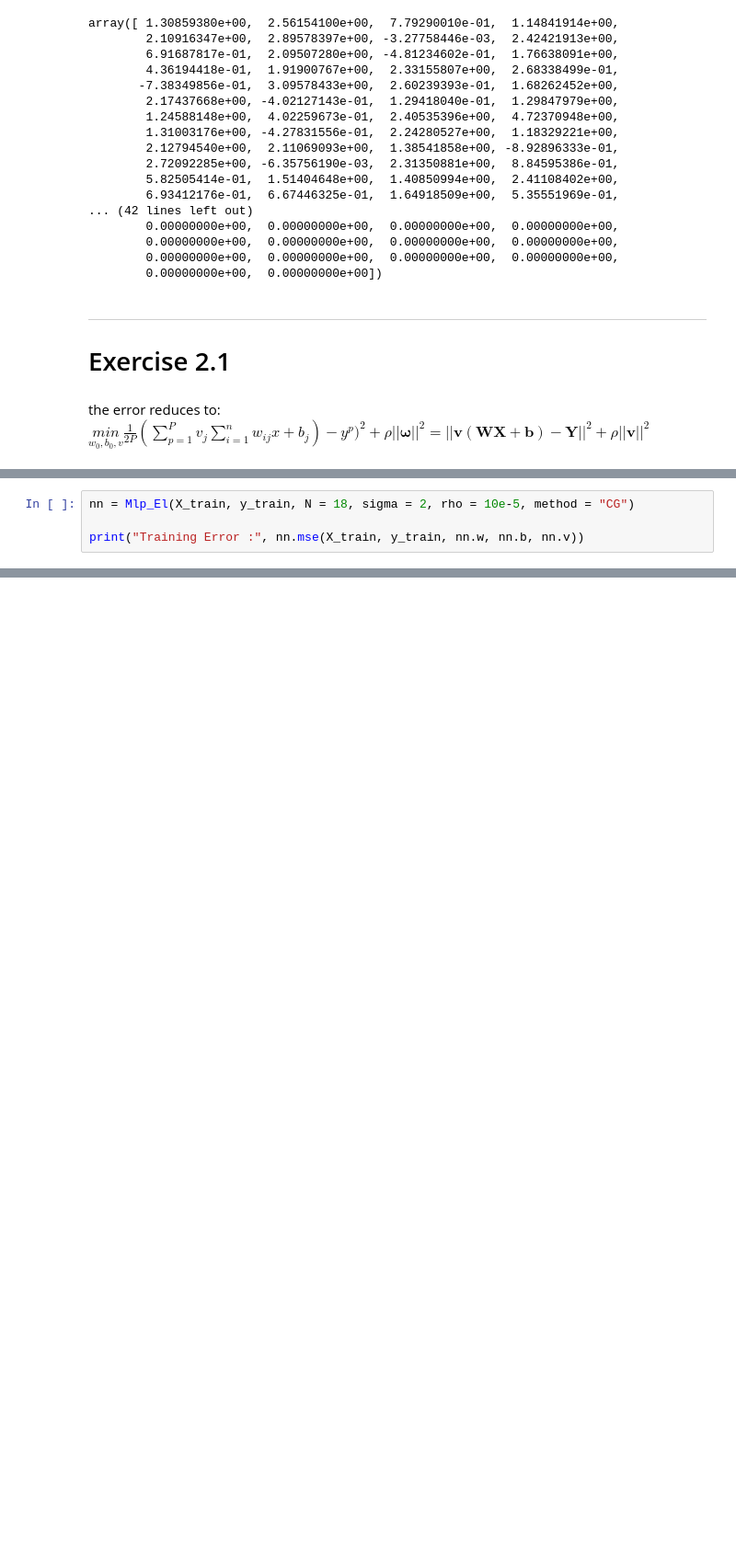
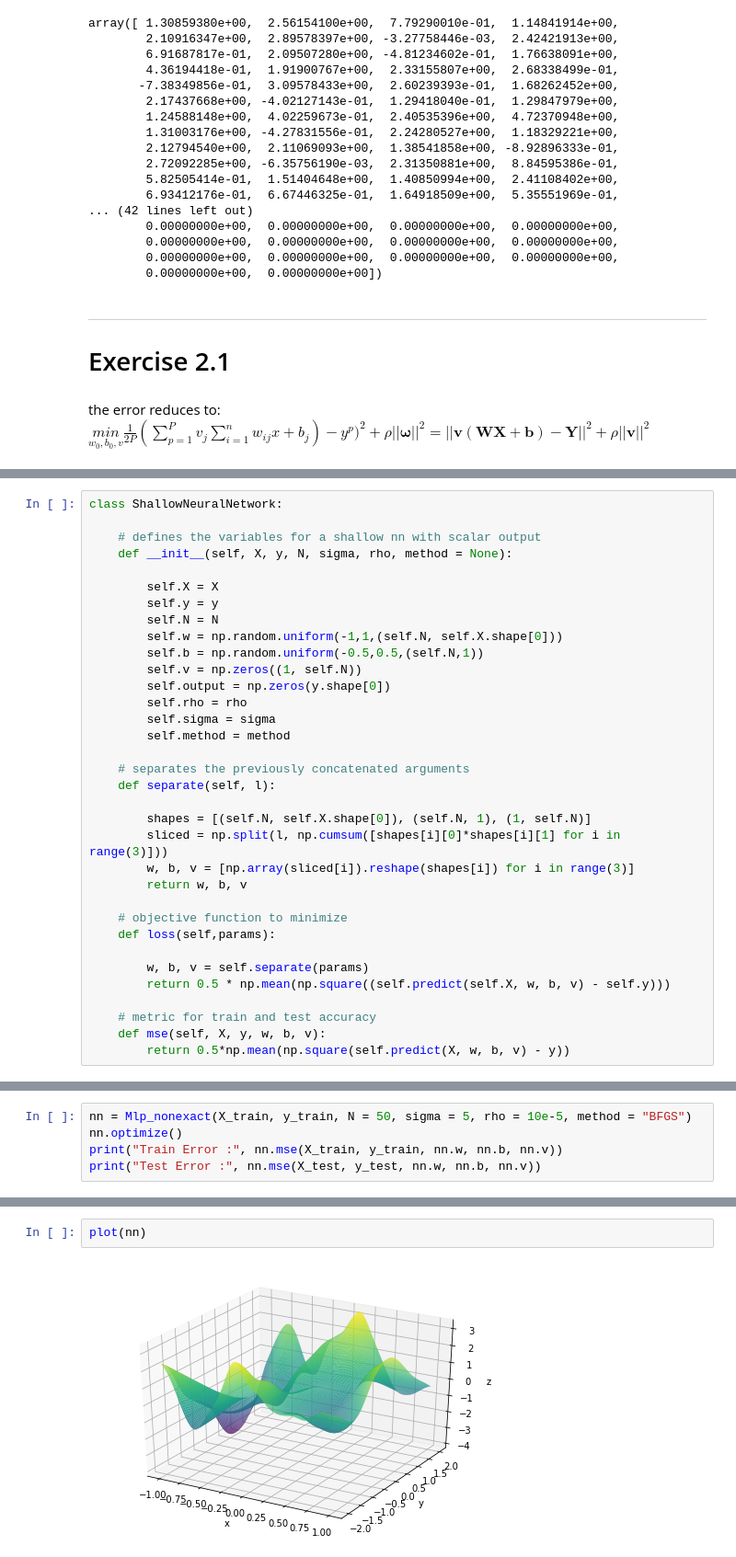
Before and after one commit to giorgiozannini/omml-homework-2, a Jupyter notebook: mlp.ipynb, the cells around one changed output, grey strips where cells are left out. Shown at 92% size. Drawn from its saved outputs; the diff is of its cells as text; blank space fills up the shorter version.

```diff
--- a/mlp.ipynb
+++ b/mlp.ipynb
@@ -287,3 +318,37 @@ the error reduces to: $\underset{w_0, b_0, v}{min} \frac{1}{2P} (\sum_{p=1}^P v_
+# %%
+class ShallowNeuralNetwork:
+
+    # defines the variables for a shallow nn with scalar output
+    def __init__(self, X, y, N, sigma, rho, method = None):
+
+        self.X = X
+        self.y = y
+        self.N = N
+        self.w = np.random.uniform(-1,1,(self.N, self.X.shape[0]))
+        self.b = np.random.uniform(-0.5,0.5,(self.N,1))
+        self.v = np.zeros((1, self.N))
+        self.output = np.zeros(y.shape[0])
+        self.rho = rho
+        self.sigma = sigma
+        self.method = method
+
+    # separates the previously concatenated arguments
+    def separate(self, l):
+
+        shapes = [(self.N, self.X.shape[0]), (self.N, 1), (1, self.N)]
+        sliced = np.split(l, np.cumsum([shapes[i][0]*shapes[i][1] for i in range(3)]))
+        w, b, v = [np.array(sliced[i]).reshape(shapes[i]) for i in range(3)]
+        return w, b, v
+
+    # objective function to minimize
+    def loss(self,params):
+
+        w, b, v = self.separate(params)
+        return 0.5 * np.mean(np.square((self.predict(self.X, w, b, v) - self.y)))
+
+    # metric for train and test accuracy
+    def mse(self, X, y, w, b, v):
+        return 0.5*np.mean(np.square(self.predict(X, w, b, v) - y))
 # %%
 class Mlp_El(ShallowNeuralNetwork):
 
@@ -307,5 +448,6 @@ class Mlp_El(ShallowNeuralNetwork):
 # %%
-nn = Mlp_El(X_train, y_train, N = 18, sigma = 2, rho = 10e-5, method = "CG")
-
-print("Training Error :", nn.mse(X_train, y_train, nn.w, nn.b, nn.v))
+nn = Mlp_nonexact(X_train, y_train, N = 50, sigma = 5, rho = 10e-5, method = "BFGS")
+nn.optimize()
+print("Train Error :", nn.mse(X_train, y_train, nn.w, nn.b, nn.v))
+print("Test Error :", nn.mse(X_test, y_test, nn.w, nn.b, nn.v))
 # %% [output]
@@ -312,0 +475,4 @@ Training Error : 0.0923858645824474
+# %%
+plot(nn)
+# %% [output]
+[figure, added]
```
Also changed, not shown: parts of 15 cells of this notebook.
